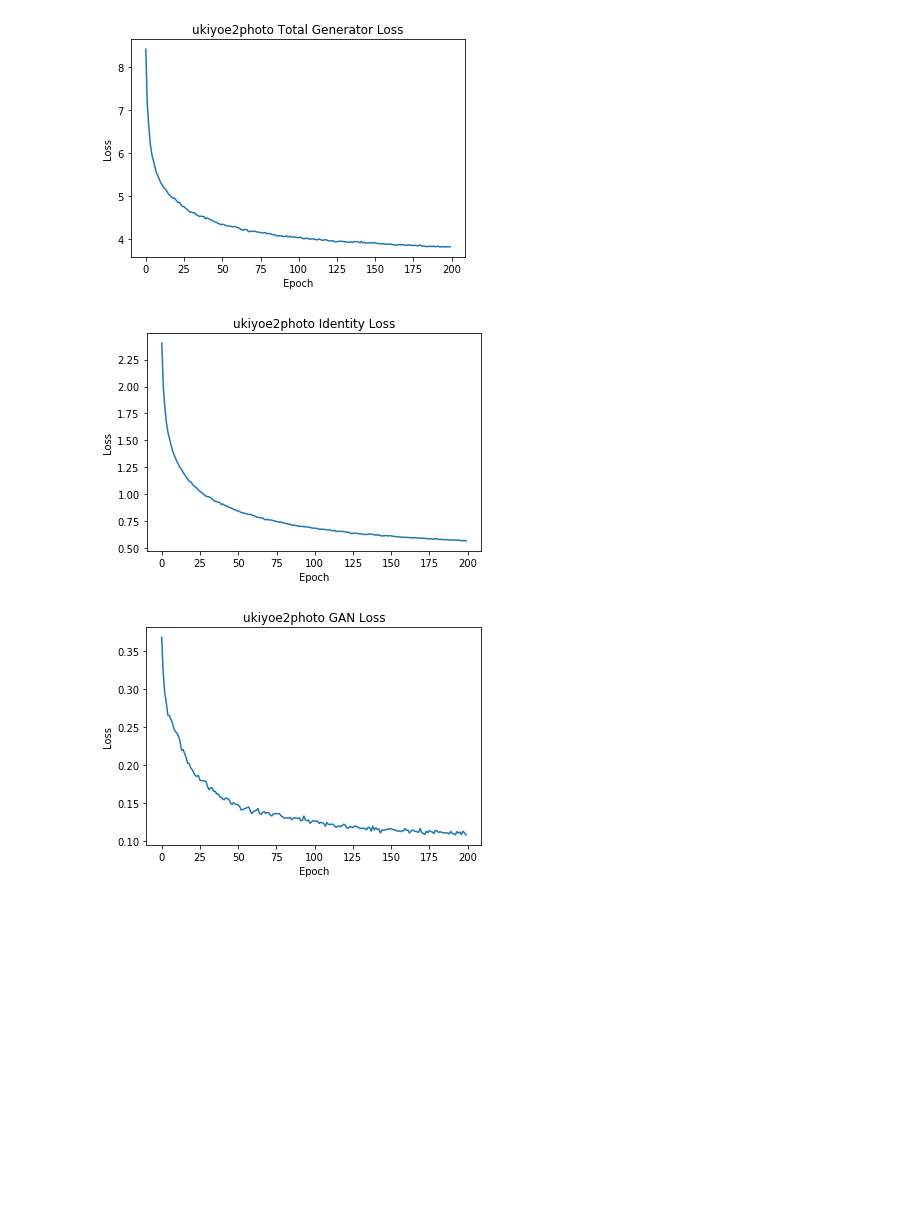
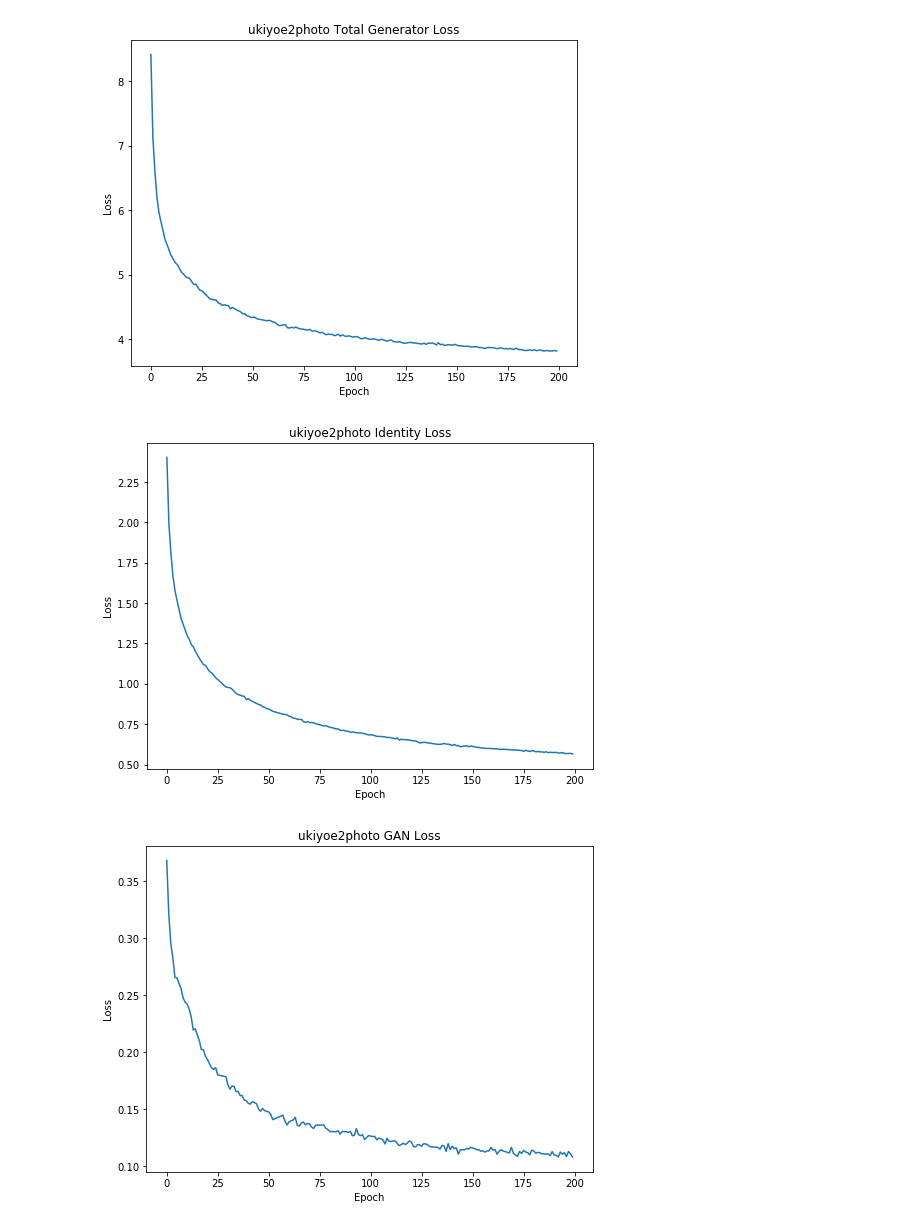
Before and after one commit to nathanrgodwin/CycleGAN, a Jupyter notebook: log_cleaner.ipynb, the cells around one changed output. Saved outputs shown, nothing was run; the diff lists cells and outputs as text; code cells hidden in the pictures; blank space fills up the shorter version.

```diff
--- a/log_cleaner.ipynb
+++ b/log_cleaner.ipynb
@@ -3,11 +3,12 @@ import matplotlib.pylab as plt
 import numpy as np
 from __future__ import print_function
 
-model = "ukiyoe2photo"
+model = "vangogh2photo"
 
 prev_epoch = 0;
 maxsamp = 0;
 loss = {};
+count = 1;
 with open("./log/"+model+"/loss.log") as file:
     for line in file:
         sline = line.rstrip().split(',');
@@ -17,9 +18,11 @@ with open("./log/"+model+"/loss.log") as file:
                 maxsamp = int(sline[1]);
             loss[(int(sline[0]),int(sline[1]))] = list(map(float, sline[-5:]));
         elif (len(sline) > 7):
+            print(count);
             if (int(sline[-6]) > maxsamp):
                 maxsamp = int(sline[-6]);
             loss[(int(prev_epoch+1),int(sline[-6]))] = list(map(float, sline[-5:]));
+        count = count+1;
 
 print(maxsamp);
 lossmeans = []
@@ -56,23 +73,23 @@ for i in range(0,200):
 # %%
 import os.path;
 path = "./lossplots/"+model + "/";
 if not os.path.exists(path):
     os.makedirs(path);
 
 losses = np.array(lossmeans);
 titles = ["Total Generator Loss", "Identity Loss", "GAN Loss", "Cycle-Consistency Loss", "Discriminator Loss"];
 filenames = ["gen_loss.png", "ident_loss.png", "gan_loss.png", "cc_loss.png", "d_loss.png"];
 plots = []
 for i in range(0,5):
-    plots.append(plt.figure(i));
+    plots.append(plt.figure(i, figsize=(8,6)));
     col = losses[:,i];
     plt.plot(range(0,200), col)
     plt.xlabel('Epoch');
     plt.ylabel('Loss');
     plt.title(model + " " + titles[i]);
     plots[i].show();
     plt.savefig(path + filenames[i], bbox_inches='tight')
 # %% [output]
-[figure, old version]
+[figure, new version]
-[figure, old version]
+[figure, new version]
-[figure, old version]
+[figure, new version]
```
Also changed, not shown: parts of 2 cells of this notebook, 33 other files.
